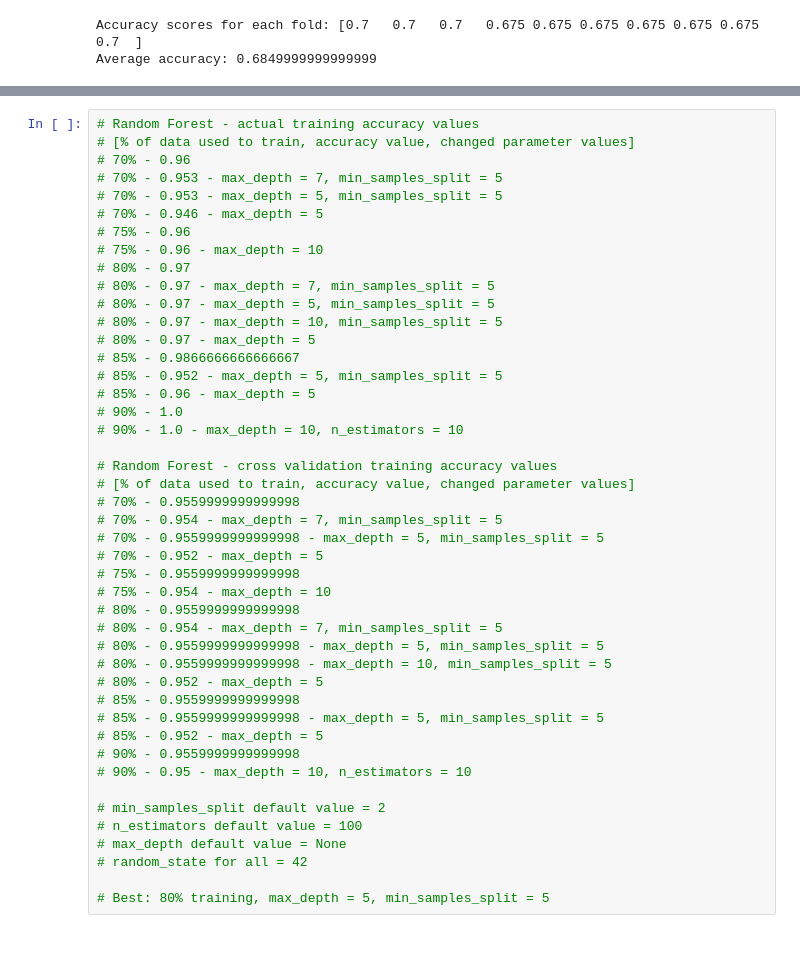
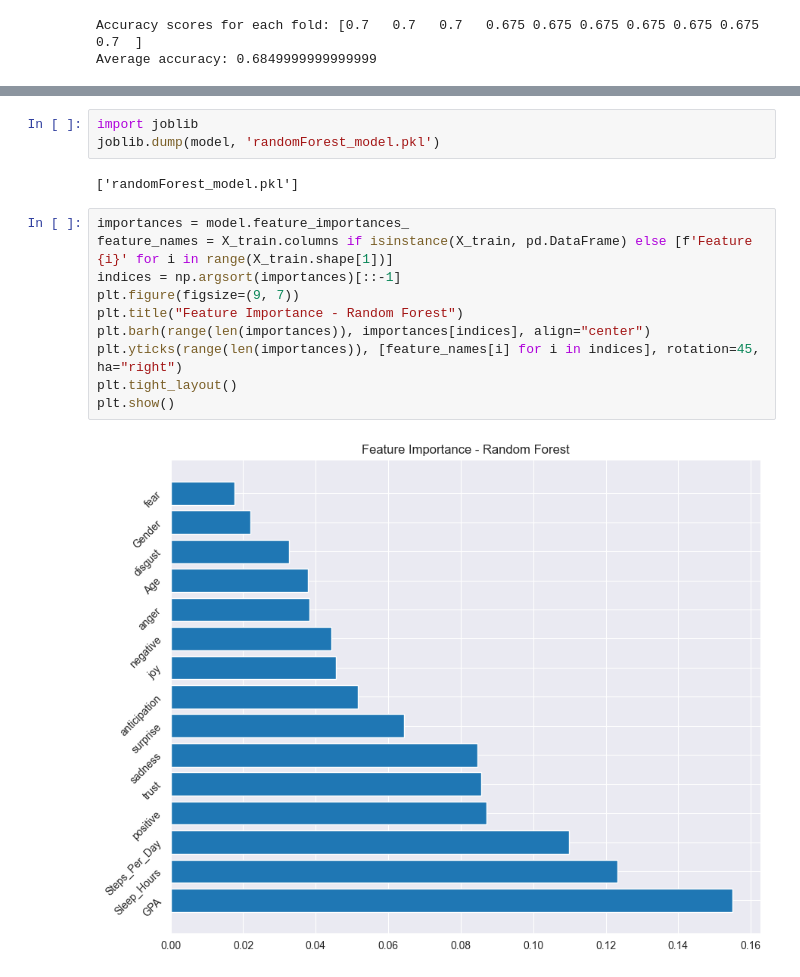
Before and after one commit to rubysmac/AI4ALL-Ignite-SU25, a Jupyter notebook: RandomForest (1).ipynb, the cells around one changed output, grey strips where cells are left out. Saved outputs shown, nothing was run; the diff lists cells and outputs as text; blank space fills up the shorter version.

```diff
--- a/RandomForest (1).ipynb
+++ b/RandomForest (1).ipynb
@@ -108,47 +112,19 @@ RandomForestClassifier(max_depth=5, min_samples_split=5, random_state=42)
 # %% [output]
 Accuracy: 0.67
-# %%
-# Random Forest - actual training accuracy values
-# [% of data used to train, accuracy value, changed parameter values]
-# 70% - 0.96
-# 70% - 0.953 - max_depth = 7, min_samples_split = 5
-# 70% - 0.953 - max_depth = 5, min_samples_split = 5
-# 70% - 0.946 - max_depth = 5
-# 75% - 0.96
-# 75% - 0.96 - max_depth = 10
-# 80% - 0.97
-# 80% - 0.97 - max_depth = 7, min_samples_split = 5
-# 80% - 0.97 - max_depth = 5, min_samples_split = 5
-# 80% - 0.97 - max_depth = 10, min_samples_split = 5
-# 80% - 0.97 - max_depth = 5
-# 85% - 0.9866666666666667
-# 85% - 0.952 - max_depth = 5, min_samples_split = 5
-# 85% - 0.96 - max_depth = 5
-# 90% - 1.0
-# 90% - 1.0 - max_depth = 10, n_estimators = 10
-
-# Random Forest - cross validation training accuracy values
-# [% of data used to train, accuracy value, changed parameter values]
-# 70% - 0.9559999999999998
-# 70% - 0.954 - max_depth = 7, min_samples_split = 5
-# 70% - 0.9559999999999998 - max_depth = 5, min_samples_split = 5
-# 70% - 0.952 - max_depth = 5
-# 75% - 0.9559999999999998
-# 75% - 0.954 - max_depth = 10
-# 80% - 0.9559999999999998
-# 80% - 0.954 - max_depth = 7, min_samples_split = 5
-# 80% - 0.9559999999999998 - max_depth = 5, min_samples_split = 5
-# 80% - 0.9559999999999998 - max_depth = 10, min_samples_split = 5
-# 80% - 0.952 - max_depth = 5
-# 85% - 0.9559999999999998
-# 85% - 0.9559999999999998 - max_depth = 5, min_samples_split = 5
-# 85% - 0.952 - max_depth = 5
-# 90% - 0.9559999999999998
-# 90% - 0.95 - max_depth = 10, n_estimators = 10
-
-# min_samples_split default value = 2
-# n_estimators default value = 100
-# max_depth default value = None
-# random_state for all = 42
-
-# Best: 80% training, max_depth = 5, min_samples_split = 5
+# %%
+import joblib
+joblib.dump(model, 'randomForest_model.pkl')
+# %% [output]
+['randomForest_model.pkl']
+# %%
+importances = model.feature_importances_
+feature_names = X_train.columns if isinstance(X_train, pd.DataFrame) else [f'Feature {i}' for i in range(X_train.shape[1])]
+indices = np.argsort(importances)[::-1]
+plt.figure(figsize=(9, 7))
+plt.title("Feature Importance - Random Forest")
+plt.barh(range(len(importances)), importances[indices], align="center")
+plt.yticks(range(len(importances)), [feature_names[i] for i in indices], rotation=45, ha="right")
+plt.tight_layout()
+plt.show()
+# %% [output]
+[figure, added]
```
Also changed, not shown: parts of 6 cells of this notebook, 2 other files.
